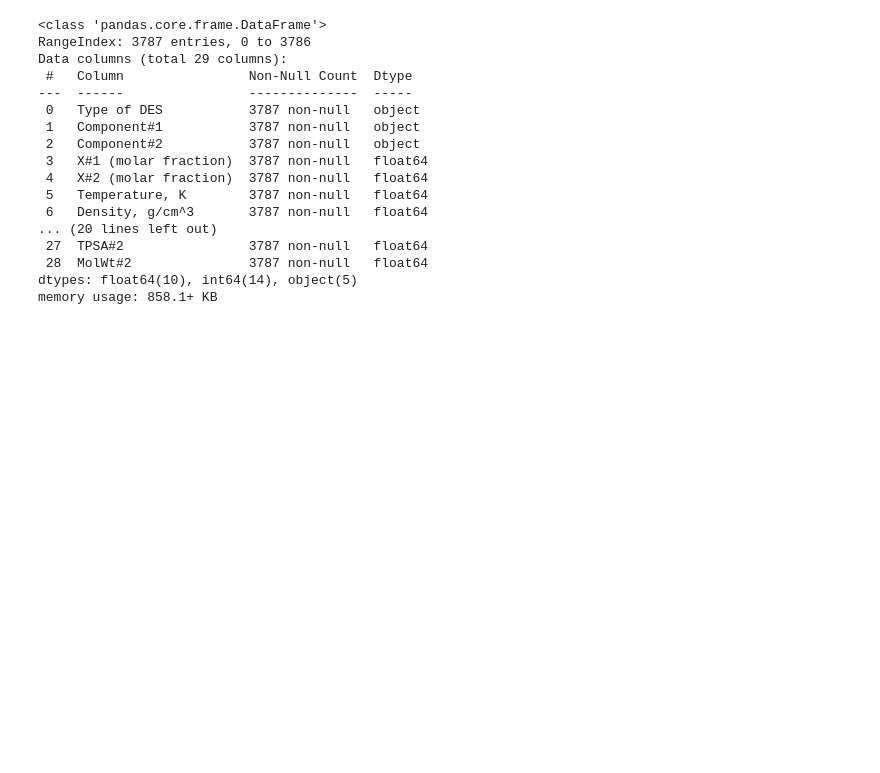
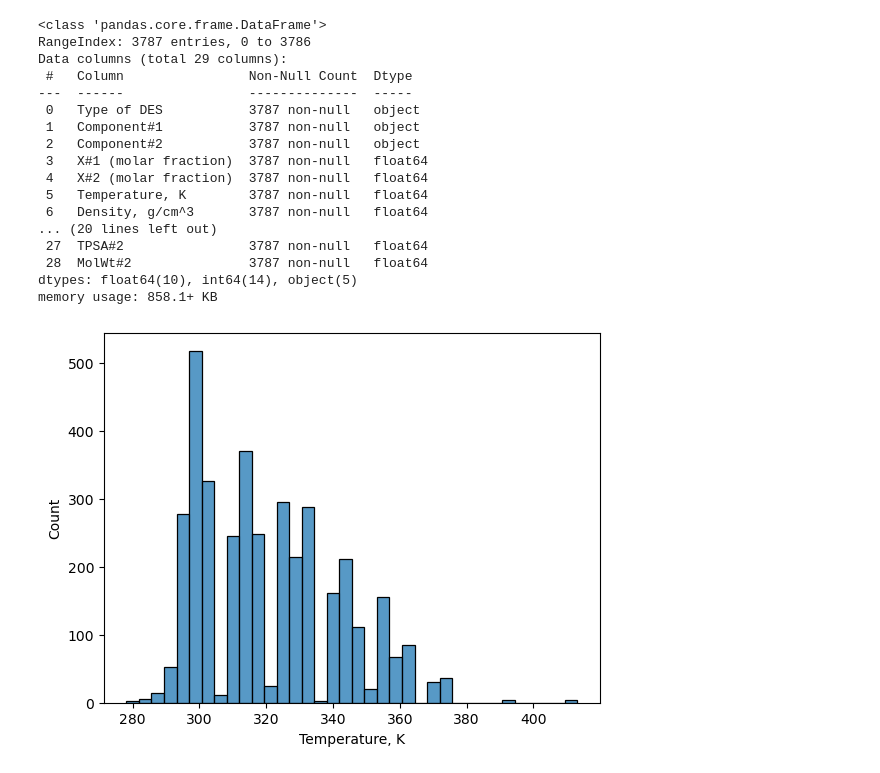
Before and after one commit to meteora142/Ecoteam, a Jupyter notebook: scripts/EcoteamProject.ipynb, the cells around one changed output. Saved outputs shown, nothing was run; the diff lists cells and outputs as text; code cells hidden in the pictures; blank space fills up the shorter version.

Commit message:
added plots

```diff
--- a/scripts/EcoteamProject.ipynb
+++ b/scripts/EcoteamProject.ipynb
@@ -207,0 +215,7 @@ final_dataset.to_csv('Final.csv')
+# %%
+df = pd.read_csv(r'C:\Users\elf_z\Ecoteam-main\files\Final.csv')
+df.drop(['Unnamed: 0', ], axis=1, inplace=True)
+# %%
+plot1 = sns.histplot(data=df, x='Temperature, K')
+# %% [output]
+[figure, added]
```
Also changed, not shown: parts of 4 cells of this notebook.
